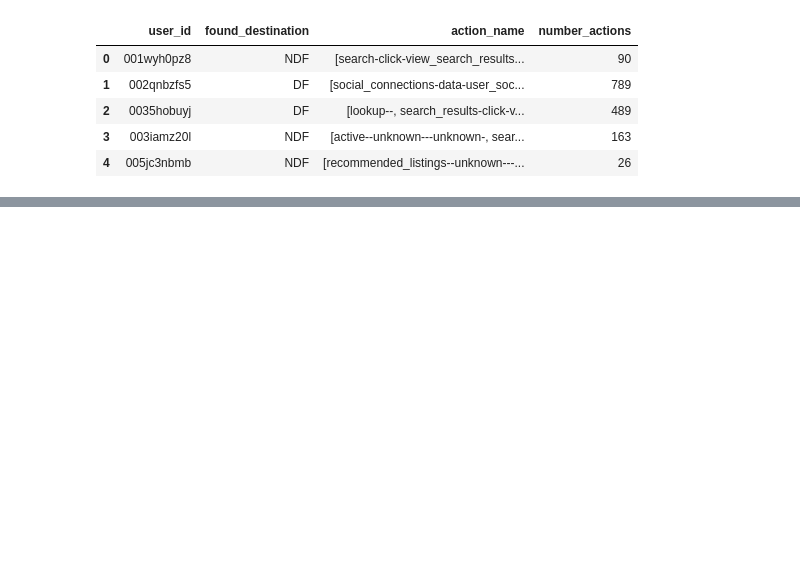
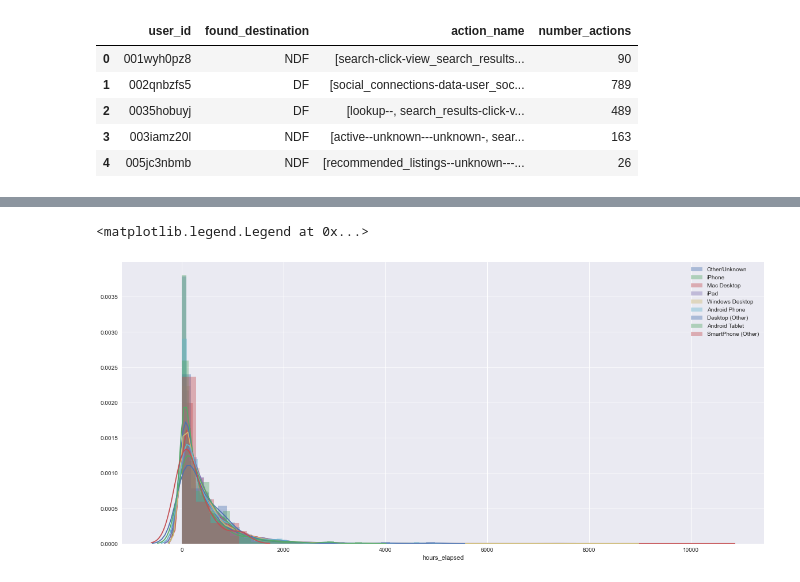
Before and after one commit to vesran/BookerGuess, a Jupyter notebook: _3_analyse_des_sessions.ipynb, the cells around one changed output, grey strips where cells are left out. Saved outputs shown, nothing was run; the diff lists cells and outputs as text; code cells hidden in the pictures; blank space fills up the shorter version.

```diff
--- a/_3_analyse_des_sessions.ipynb
+++ b/_3_analyse_des_sessions.ipynb
@@ -169,0 +193,14 @@ Les actions relatives au terme "listing" renvoient au processus de création ou
+# %%
+devices = sessions.groupby('user_id').agg({'found_destination': lambda r: r.iloc[0],
+                                'secs_elapsed': lambda r: round(r.sum() / (60**2), 0),
+                                'device_type': lambda r: r.values.tolist(),
+                                'action_name': lambda r: r.shape[0],})
+
+devices = devices.rename({'action_name': 'nb_actions', 'secs_elapsed': 'hours_elapsed'}, axis=1)
+for device_type in sessions['device_type'].unique():
+    devices[device_type + '_count'] = devices.apply(lambda r: r['device_type'].count(device_type), axis=1)
+
+users_as_id = users.set_index('id')
+devices['first_device_type'] = devices.apply(lambda r: users_as_id.loc[r.name]['first_device_type'], axis=1)
+devices['device_type'] = devices.apply(lambda r: set(r['device_type']), axis=1)
+devices.head(3)
@@ -169,0 +213,8 @@ Les actions relatives au terme "listing" renvoient au processus de création ou
+# %%
+plt.figure(figsize=(20, 9))
+for device_type in devices['first_device_type'].unique():
+    sns.distplot(devices[devices['first_device_type'] == device_type]['hours_elapsed'], label=device_type)
+plt.legend()
+# %% [output]
+<matplotlib.legend.Legend at 0x...>
+[figure, added]
```
Also changed, not shown: parts of 12 cells of this notebook.
